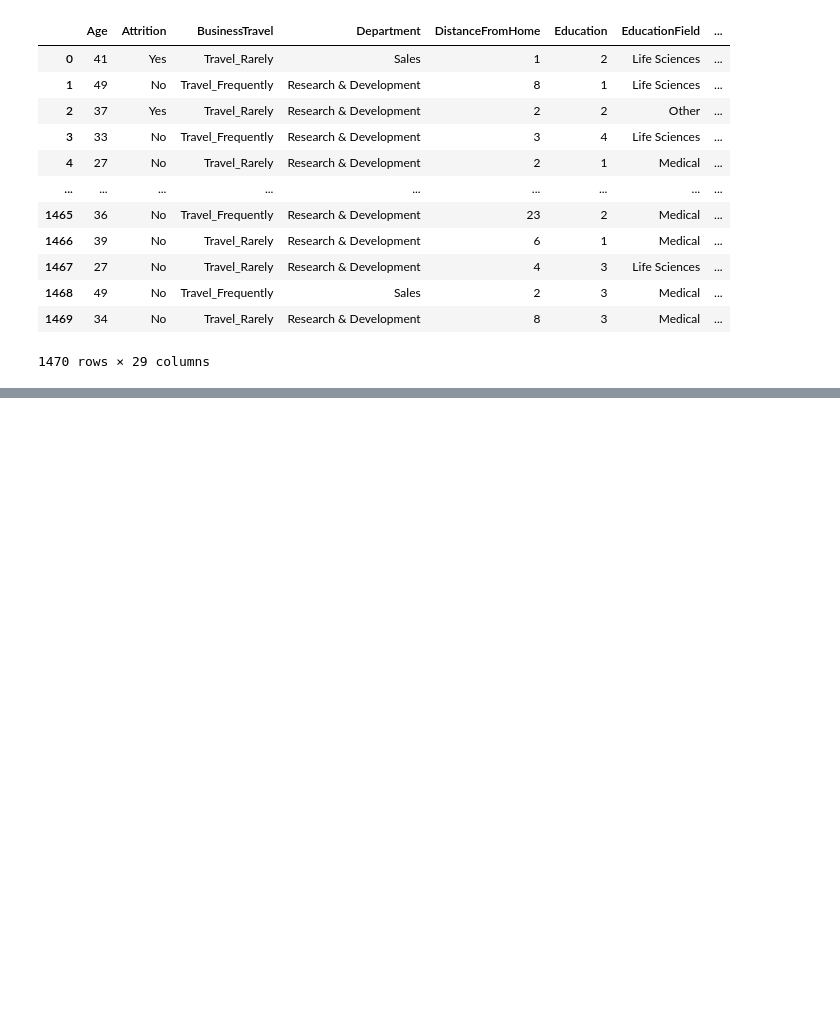
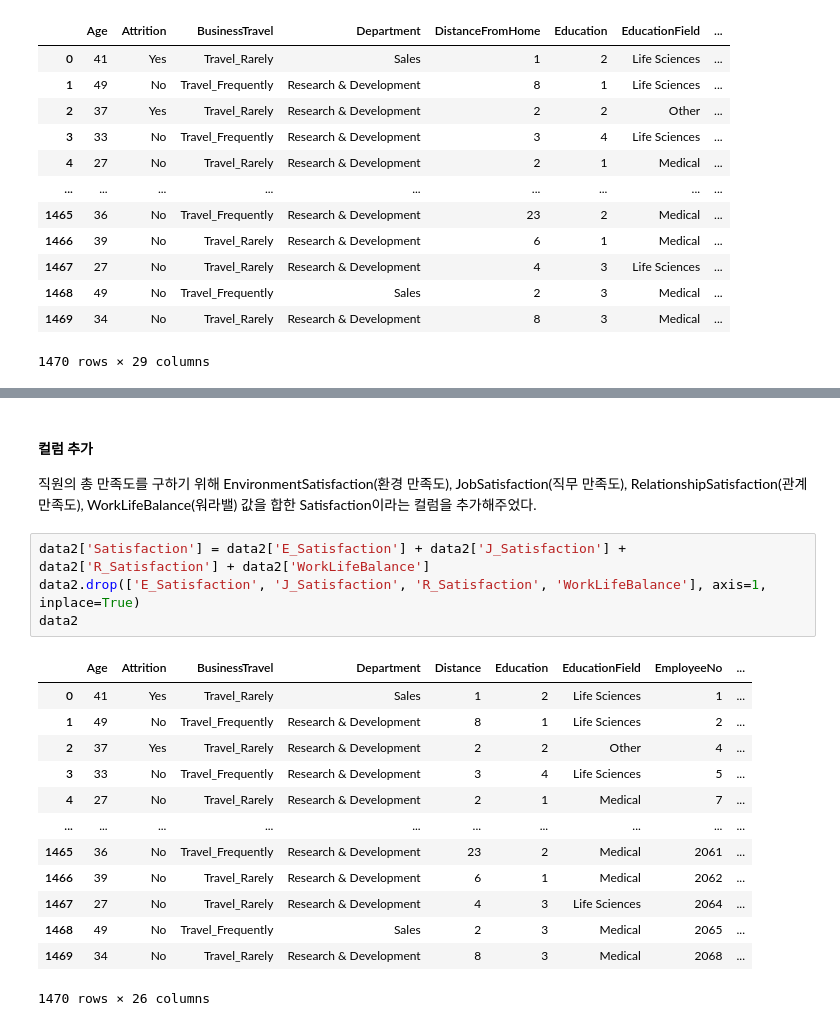
Before and after one commit to ryeongse25/kt-aivle, a Jupyter notebook: employee_attrition/employee_attrition.ipynb, the cells around one changed output, grey strips where cells are left out. Cells and saved outputs as stored; diff of their text form; blank space fills up the shorter version.

```diff
--- a/employee_attrition/employee_attrition.ipynb
+++ b/employee_attrition/employee_attrition.ipynb
@@ -340,0 +362,22 @@ data2
+# %% [markdown]
+#### **컬럼 추가**
+
+직원의 총 만족도를 구하기 위해 EnvironmentSatisfaction(환경 만족도), JobSatisfaction(직무 만족도), RelationshipSatisfaction(관계 만족도), WorkLifeBalance(워라밸) 값을 합한 Satisfaction이라는 컬럼을 추가해주었다.
+# %%
+data2['Satisfaction'] = data2['E_Satisfaction'] + data2['J_Satisfaction'] + data2['R_Satisfaction'] + data2['WorkLifeBalance']
+data2.drop(['E_Satisfaction', 'J_Satisfaction', 'R_Satisfaction', 'WorkLifeBalance'], axis=1, inplace=True)
+data2
+# %% [output]
+|  | Age | Attrition | BusinessTravel | Department | Distance | Education | EducationField | EmployeeNo | ... |
+| 0 | 41 | Yes | Travel_Rarely | Sales | 1 | 2 | Life Sciences | 1 | ... |
+| 1 | 49 | No | Travel_Frequently | Research & Development | 8 | 1 | Life Sciences | 2 | ... |
+| 2 | 37 | Yes | Travel_Rarely | Research & Development | 2 | 2 | Other | 4 | ... |
+| 3 | 33 | No | Travel_Frequently | Research & Development | 3 | 4 | Life Sciences | 5 | ... |
+| 4 | 27 | No | Travel_Rarely | Research & Development | 2 | 1 | Medical | 7 | ... |
+| ... | ... | ... | ... | ... | ... | ... | ... | ... | ... |
+| 1465 | 36 | No | Travel_Frequently | Research & Development | 23 | 2 | Medical | 2061 | ... |
+| 1466 | 39 | No | Travel_Rarely | Research & Development | 6 | 1 | Medical | 2062 | ... |
+| 1467 | 27 | No | Travel_Rarely | Research & Development | 4 | 3 | Life Sciences | 2064 | ... |
+| 1468 | 49 | No | Travel_Frequently | Sales | 2 | 3 | Medical | 2065 | ... |
+| 1469 | 34 | No | Travel_Rarely | Research & Development | 8 | 3 | Medical | 2068 | ... |
+1470 rows × 26 columns
```
Also changed, not shown: parts of 5 cells of this notebook.
